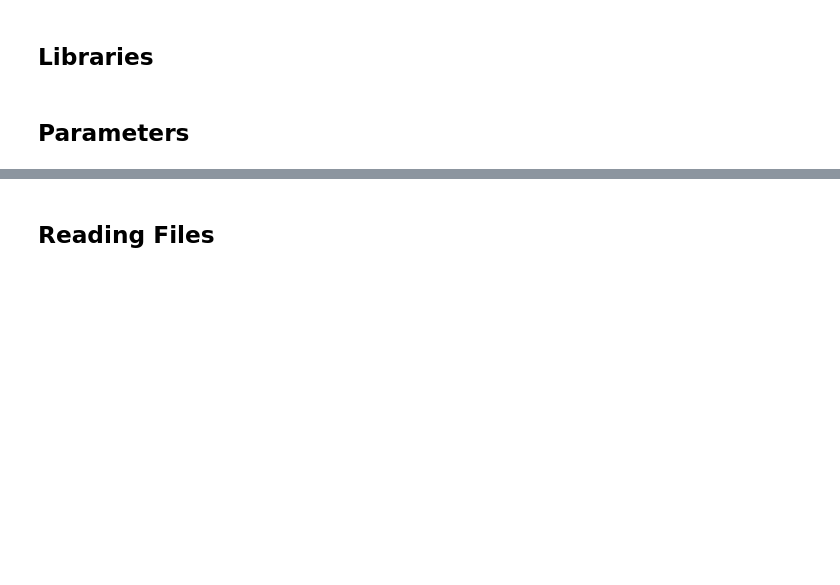
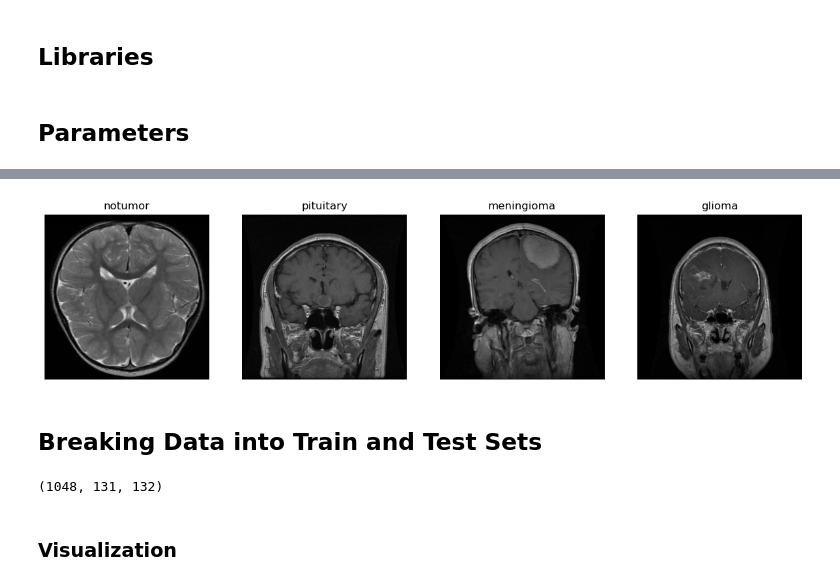
Before and after one commit to ALotov2000/mri-classification-cnn, a Jupyter notebook: main.ipynb, the cells around one changed output, grey strips where cells are left out. Saved outputs shown, nothing was run; the diff lists cells and outputs as text; code cells hidden in the pictures; blank space fills up the shorter version.

Commit message:
training done; commited to be used on google colab

```diff
--- a/main.ipynb
+++ b/main.ipynb
@@ -31,0 +70,12 @@ for _class in classes:
+# %%
+transform = transforms.Compose([
+    transforms.Resize((512, 512)),
+    transforms.ToTensor(),
+    transforms.Grayscale(),
+    # lambda img: img.expand(3, -1, -1),
+    transforms.Normalize(0, 1),
+    # transforms.Normalize((0, 0, 0), (1, 1, 1))
+])
+
+dataset = CustomDataset(root_dir=DATA_LOCATION, transform=transform)
+data_loader = DataLoader(dataset, batch_size=1, shuffle=True)
@@ -31,0 +84,2 @@ for _class in classes:
+# %%
+classes = dataset.classes
@@ -31,0 +88,3 @@ for _class in classes:
+# %%
+image, _ = next(iter(dataset))
+image.shape
@@ -48,2 +95,30 @@ for _class in classes:
-# %% [markdown]
-## Reading Files
+# %%
+one_image_per_class = {}
+for data, target in data_loader:
+    if classes[target] not in one_image_per_class:
+        one_image_per_class[classes[target]] = data.squeeze()
+        if len(one_image_per_class) == len(classes):
+            break
+
+fig, axes = plt.subplots(nrows=1, ncols=len(classes))
+fig.set_size_inches(15, 5)
+for i, (class_name, image) in enumerate(one_image_per_class.items()):
+    ax = axes[i]
+
+    image_grid = make_grid(image)
+    ax.imshow(image_grid.permute(1, 2, 0).cpu().numpy())
+    ax.axis('off')
+    ax.set_title(class_name)
+plt.show()
+# %% [output]
+[figure, added]
+# %% [markdown]
+## Breaking Data into Train and Test Sets
+# %%
+train_size = int(TRAIN_RATIO * len(dataset))
+val_size = int(VAL_RATIO * len(dataset))
+test_size = len(dataset) - train_size - val_size
+
+train_size, val_size, test_size
+# %% [output]
+(1048, 131, 132)
@@ -49,0 +127,2 @@ for _class in classes:
+# %% [markdown]
+### Visualization
```
Also changed, not shown: parts of 36 cells of this notebook.
